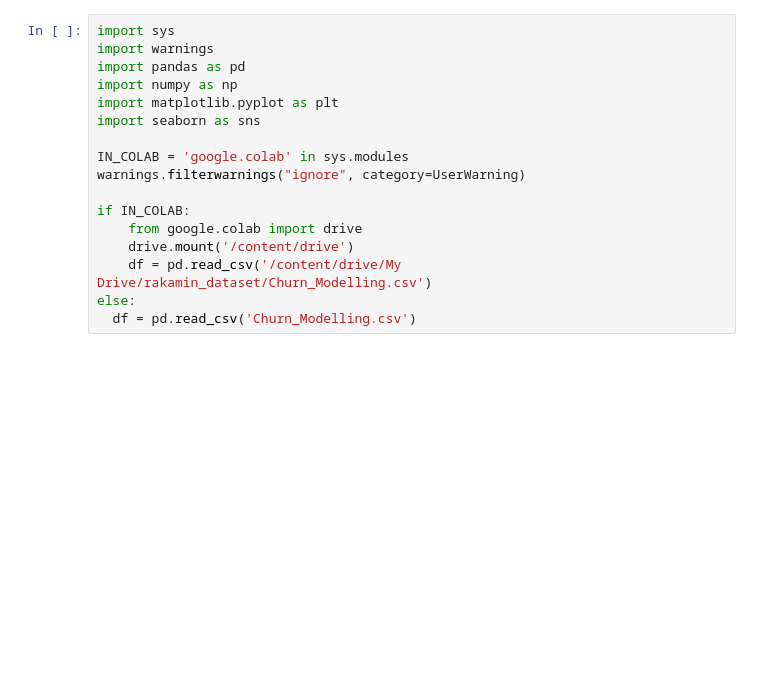
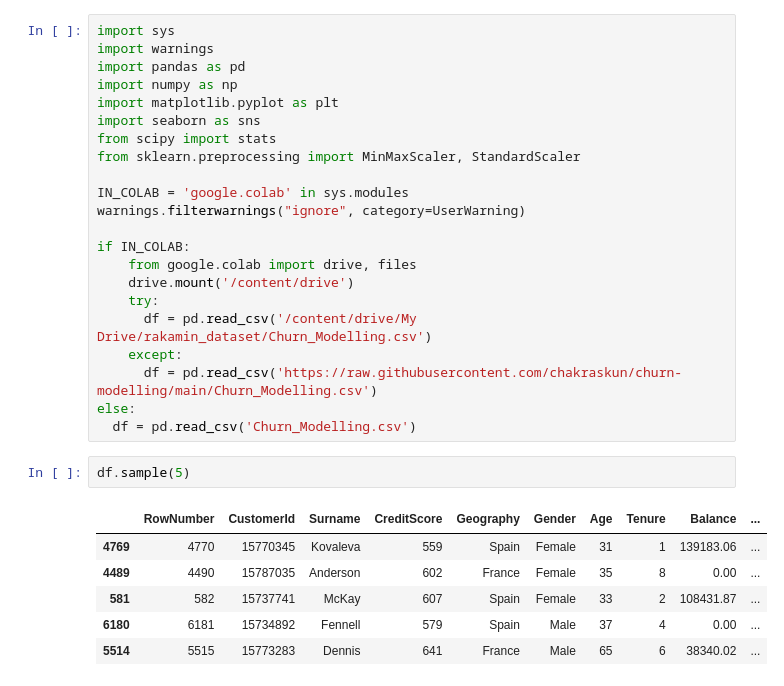
Before and after one commit to chakraskun/churn-modelling, a Jupyter notebook: data_preprocessing.ipynb, the cells around one changed output. Saved outputs shown, nothing was run; the diff lists cells and outputs as text; blank space fills up the shorter version.

```diff
--- a/data_preprocessing.ipynb
+++ b/data_preprocessing.ipynb
@@ -5,13 +5,27 @@ import pandas as pd
 import numpy as np
 import matplotlib.pyplot as plt
 import seaborn as sns
+from scipy import stats
+from sklearn.preprocessing import MinMaxScaler, StandardScaler
 
 IN_COLAB = 'google.colab' in sys.modules
 warnings.filterwarnings("ignore", category=UserWarning)
 
 if IN_COLAB:
-    from google.colab import drive
+    from google.colab import drive, files
     drive.mount('/content/drive')
-    df = pd.read_csv('/content/drive/My Drive/rakamin_dataset/Churn_Modelling.csv')
+    try:
+      df = pd.read_csv('/content/drive/My Drive/rakamin_dataset/Churn_Modelling.csv')
+    except:
+      df = pd.read_csv('https://raw.githubusercontent.com/chakraskun/churn-modelling/main/Churn_Modelling.csv')
 else:
   df = pd.read_csv('Churn_Modelling.csv')
+# %%
+df.sample(5)
+# %% [output]
+|  | RowNumber | CustomerId | Surname | CreditScore | Geography | Gender | Age | Tenure | Balance | ... |
+| 4769 | 4770 | 15770345 | Kovaleva | 559 | Spain | Female | 31 | 1 | 139183.06 | ... |
+| 4489 | 4490 | 15787035 | Anderson | 602 | France | Female | 35 | 8 | 0.00 | ... |
+| 581 | 582 | 15737741 | McKay | 607 | Spain | Female | 33 | 2 | 108431.87 | ... |
+| 6180 | 6181 | 15734892 | Fennell | 579 | Spain | Male | 37 | 4 | 0.00 | ... |
+| 5514 | 5515 | 15773283 | Dennis | 641 | France | Male | 65 | 6 | 38340.02 | ... |
```
Also changed, not shown: parts of 20 cells of this notebook.
